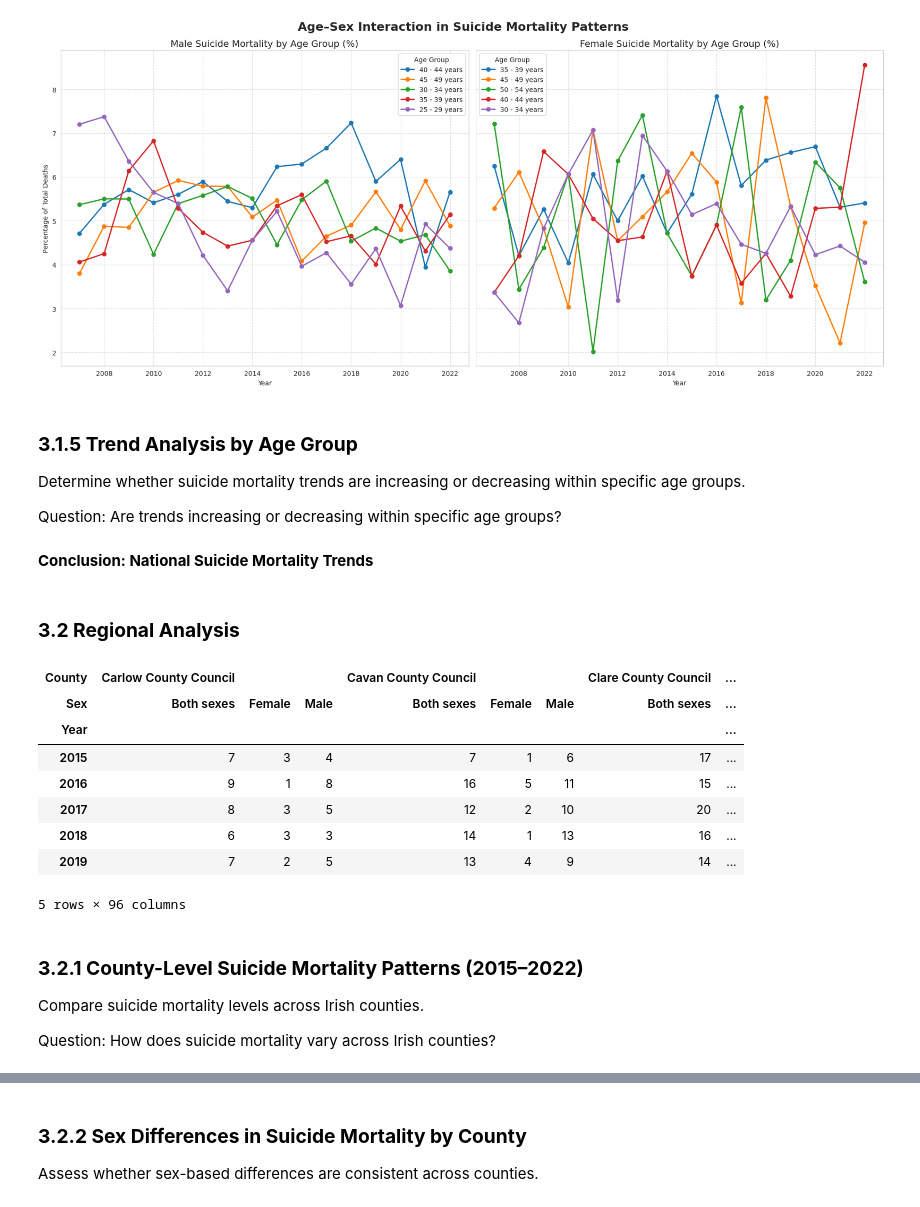
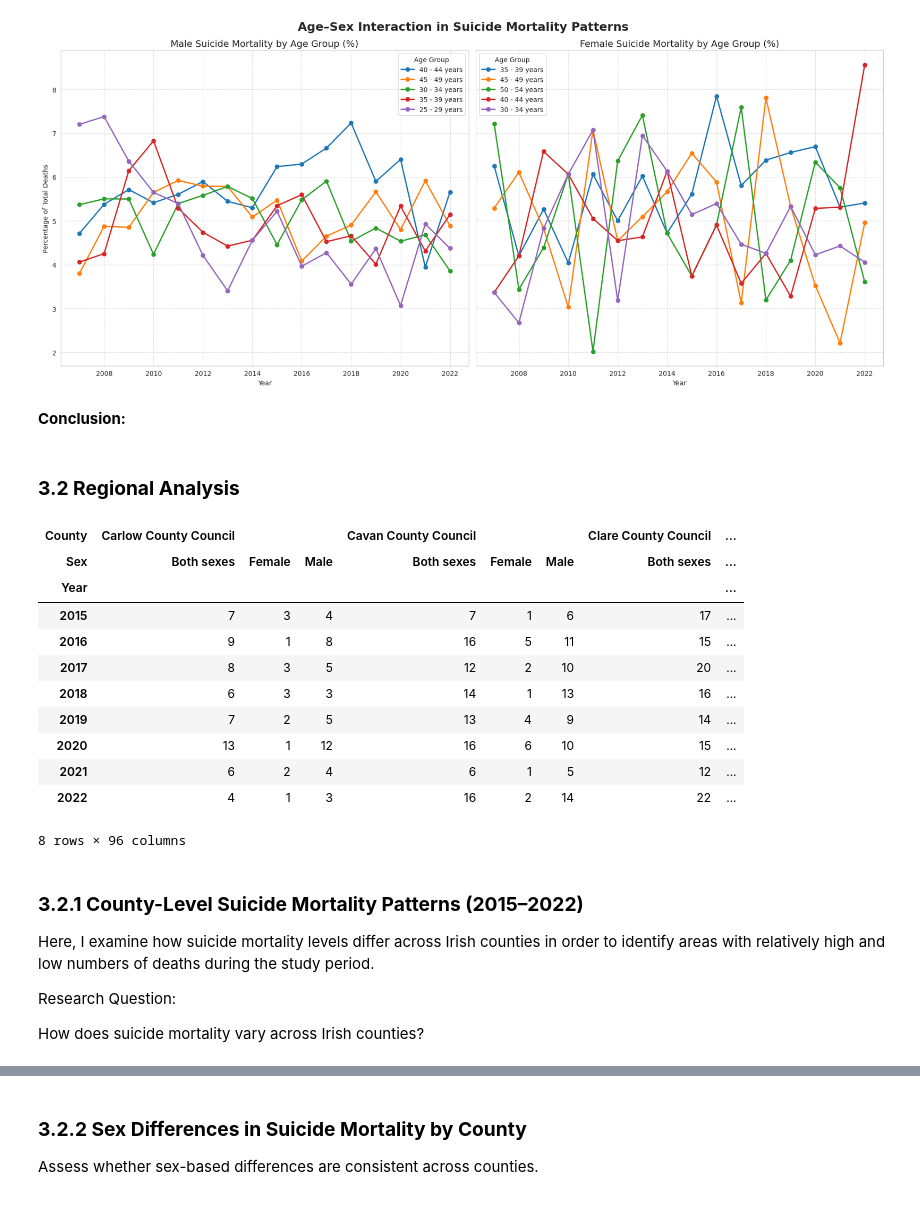
Before and after one commit to NibnabCodes/pfda_project, a Jupyter notebook: analysis.ipynb, the cells around one changed output, grey strips where cells are left out. Cells and saved outputs as stored; diff of their text form; code cells hidden in the pictures.

```diff
--- a/analysis.ipynb
+++ b/analysis.ipynb
@@ -1326,36 +1336,35 @@ plt.suptitle(
 plt.tight_layout()
 # %% [output]
 [figure]
-# %% [markdown]
-### **3.1.5 Trend Analysis by Age Group**
-
-Determine whether suicide mortality trends are increasing or decreasing within specific age groups.
-
-Question: Are trends increasing or decreasing within specific age groups?
 # %% [markdown]
-**Conclusion: National Suicide Mortality Trends**
+**Conclusion:**
 # %% [markdown]
 ### **3.2 Regional Analysis**
 # %%
 irish_regional_mortality = pd.read_csv('./data/irish_county_deaths_pivot.csv',
     header=[0,1],
     index_col=0
 )
 
-irish_regional_mortality.head(5)
+irish_regional_mortality
 # %% [output]
 | County | Carlow County Council |  |  | Cavan County Council |  |  | Clare County Council | ... |
 | Sex | Both sexes | Female | Male | Both sexes | Female | Male | Both sexes | ... |
 | Year |  |  |  |  |  |  |  | ... |
 | 2015 | 7 | 3 | 4 | 7 | 1 | 6 | 17 | ... |
 | 2016 | 9 | 1 | 8 | 16 | 5 | 11 | 15 | ... |
 | 2017 | 8 | 3 | 5 | 12 | 2 | 10 | 20 | ... |
 | 2018 | 6 | 3 | 3 | 14 | 1 | 13 | 16 | ... |
 | 2019 | 7 | 2 | 5 | 13 | 4 | 9 | 14 | ... |
+| 2020 | 13 | 1 | 12 | 16 | 6 | 10 | 15 | ... |
+| 2021 | 6 | 2 | 4 | 6 | 1 | 5 | 12 | ... |
+| 2022 | 4 | 1 | 3 | 16 | 2 | 14 | 22 | ... |
-5 rows × 96 columns
+8 rows × 96 columns
 # %% [markdown]
 ### **3.2.1 County-Level Suicide Mortality Patterns (2015–2022)**
 
-Compare suicide mortality levels across Irish counties.
+Here, I examine how suicide mortality levels differ across Irish counties in order to identify areas with relatively high and low numbers of deaths during the study period.
 
-Question: How does suicide mortality vary across Irish counties?
+Research Question:
+
+How does suicide mortality vary across Irish counties?
```
Also changed, not shown: parts of 19 cells of this notebook.
